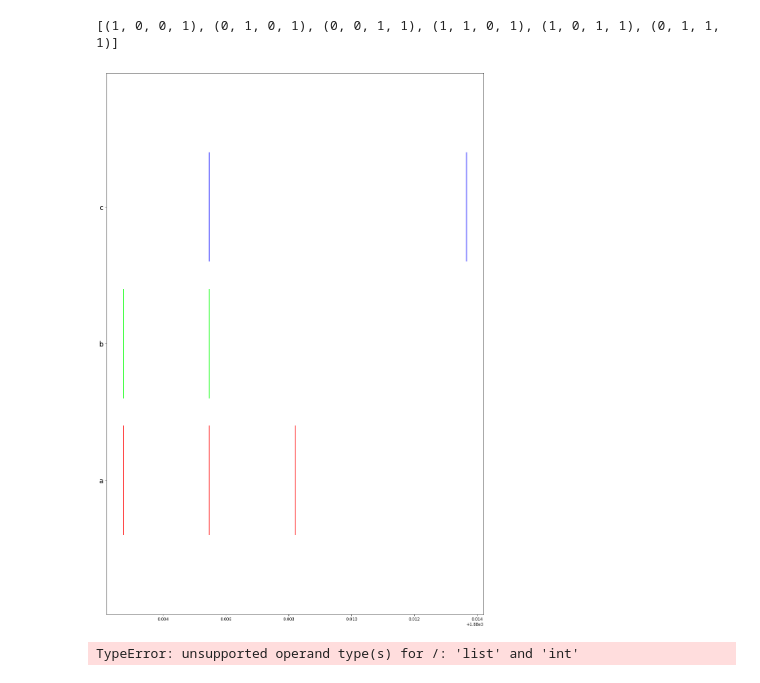
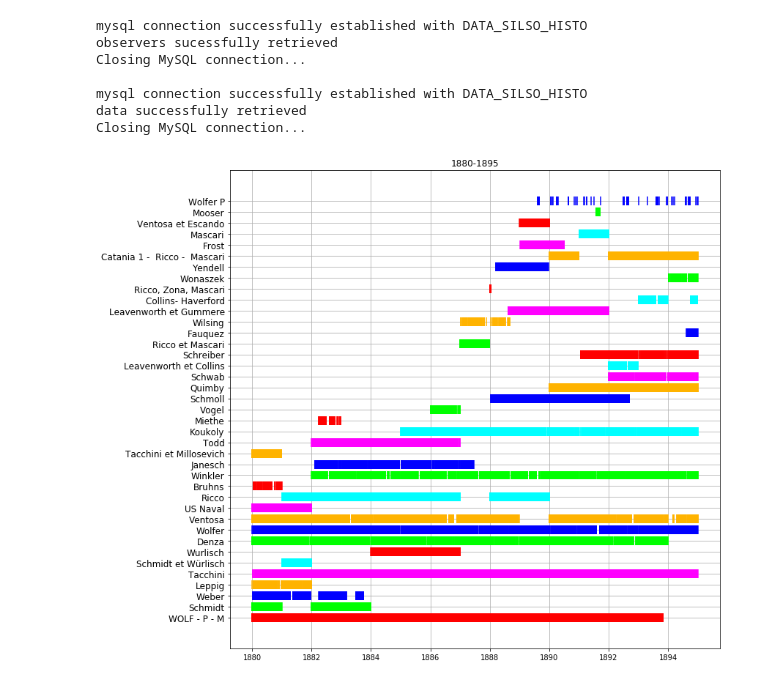
Before and after one commit to dcxSt/DATA_SILSO_HISTO_search, a Jupyter notebook: Frequency and number of observation plots.ipynb, the cells around one changed output. Cells and saved outputs as stored; diff of their text form; code cells hidden in the pictures.

```diff
--- a/Frequency and number of observation plots.ipynb
+++ b/Frequency and number of observation plots.ipynb
@@ -101,28 +39,16 @@ Closing MySQL connection...
-# %%
-
-fig,ax = plt.subplots(figsize=(17,25))
-
-dates = [dates_to_decimal([dt.date(1880,1,1),dt.date(1880,1,2),dt.date(1880,1,3)]),
-         dates_to_decimal([dt.date(1880,1,1),dt.date(1880,1,2)]),
-         dates_to_decimal([dt.date(1880,1,2),dt.date(1880,1,5)])]
-
-colors = [(1,0,0,1),(0,1,0,1),(0,0,1,1),(1,1,0,1),(1,0,1,1),(0,1,1,1)]
-colors = colors*(len(dates)//6+1)
-
-plt.eventplot(positions=dates,linelengths=0.8,colors=colors[:len(dates)])
-
-y_ticks_labels = ['a','b','c']
-ax.set_yticks([0,1,2])
-ax.set_yticklabels(y_ticks_labels, rotation='horizontal', fontsize=18)
-
-plt.show()
-# %% [output]
-[(1, 0, 0, 1), (0, 1, 0, 1), (0, 0, 1, 1), (1, 1, 0, 1), (1, 0, 1, 1), (0, 1, 1, 1)]
-[figure, removed]
-# %%
-
-a=[1,2,3]
-
-b=a*2
-# %% [output]
-TypeError: unsupported operand type(s) for /: 'list' and 'int'
+# %%
+#event_plot(("1880-01-01","1881-01-01"))
+#event_plot(figsize=(17,28),fontsize=8,gridlines=True)
+#event_plot(observer_aliases=["WOLF - S - M","WOLF - P - M","Wolfer","Wolfer P"],title="wolf and wolfer",
+ #          figsize=(8,8),save_as="figures/wolf_wolfer_event_plot.png")
+event_plot(figsize=(12,12),title="1880-1895",interval=("1880-01-01","1895-01-01"),
+           save_as="figures/1880_1895.png",gridlines=True)
+# %% [output]
+mysql connection successfully established with DATA_SILSO_HISTO
+observers sucessfully retrieved
+Closing MySQL connection...
+
+mysql connection successfully established with DATA_SILSO_HISTO
+data successfully retrieved
+Closing MySQL connection...
+[figure, added]
```
Also changed, not shown: parts of 8 cells of this notebook, 6 other files.
